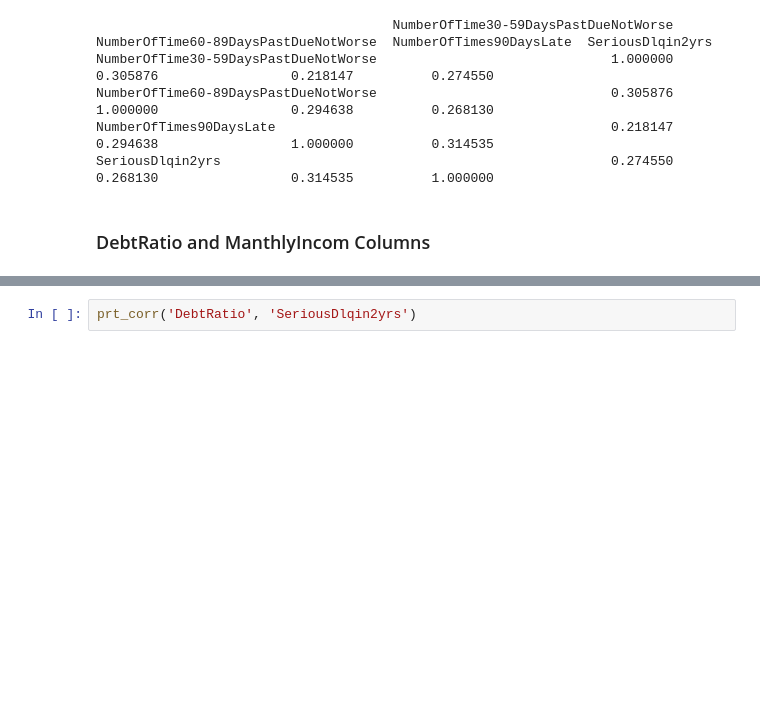
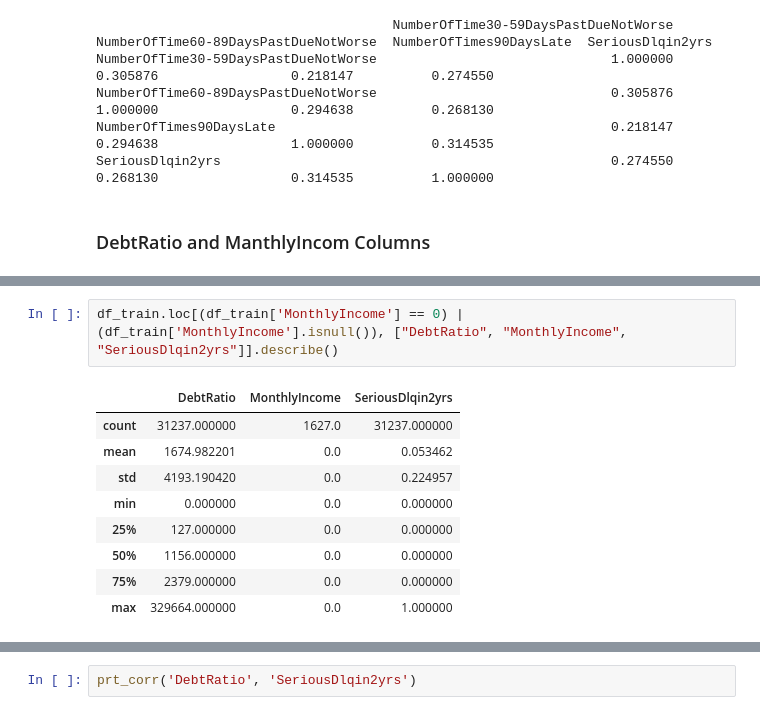
Before and after one commit to Saba-a11/Kaggle_Credit_Score, a Jupyter notebook: CreditModel.ipynb, the cells around one changed output, grey strips where cells are left out. Drawn from its saved outputs; the diff is of its cells as text; blank space fills up the shorter version.

```diff
--- a/CreditModel.ipynb
+++ b/CreditModel.ipynb
@@ -439,0 +496,12 @@ Name: DebtRatio, dtype: float64
+# %%
+df_train.loc[(df_train['MonthlyIncome'] == 0) | (df_train['MonthlyIncome'].isnull()), ["DebtRatio", "MonthlyIncome", "SeriousDlqin2yrs"]].describe()
+# %% [output]
+|  | DebtRatio | MonthlyIncome | SeriousDlqin2yrs |
+| count | 31237.000000 | 1627.0 | 31237.000000 |
+| mean | 1674.982201 | 0.0 | 0.053462 |
+| std | 4193.190420 | 0.0 | 0.224957 |
+| min | 0.000000 | 0.0 | 0.000000 |
+| 25% | 127.000000 | 0.0 | 0.000000 |
+| 50% | 1156.000000 | 0.0 | 0.000000 |
+| 75% | 2379.000000 | 0.0 | 0.000000 |
+| max | 329664.000000 | 0.0 | 1.000000 |
```
Also changed, not shown: parts of 10 cells of this notebook.
